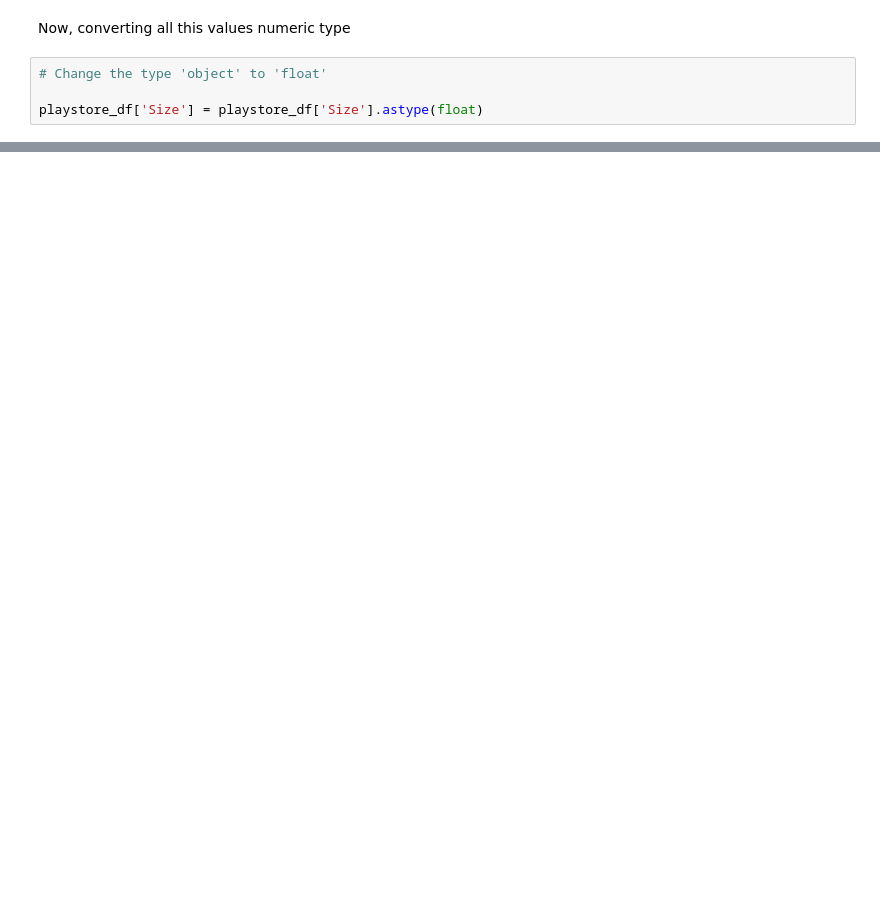
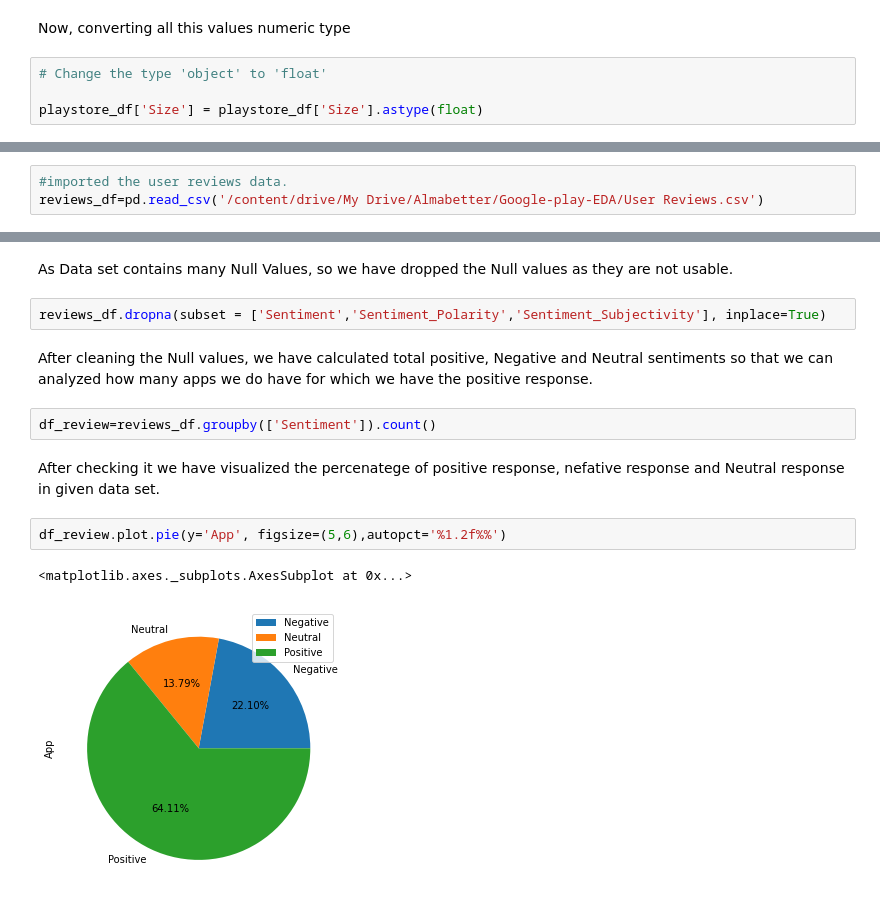
Before and after one commit to tjain858/Google-play-EDA, a Jupyter notebook: Play_Store_App_Review_Analysis_Capstone_Project.ipynb, the cells around one changed output, grey strips where cells are left out. Saved outputs shown, nothing was run; the diff lists cells and outputs as text; blank space fills up the shorter version.

```diff
--- a/Play_Store_App_Review_Analysis_Capstone_Project.ipynb
+++ b/Play_Store_App_Review_Analysis_Capstone_Project.ipynb
@@ -442,0 +475,3 @@ printinfo()
+# %%
+#imported the user reviews data.
+reviews_df=pd.read_csv('/content/drive/My Drive/Almabetter/Google-play-EDA/User Reviews.csv')
@@ -442,0 +542,15 @@ printinfo()
+# %% [markdown]
+As Data set contains many Null Values, so we have dropped the Null values as they are not usable.
+# %%
+reviews_df.dropna(subset = ['Sentiment','Sentiment_Polarity','Sentiment_Subjectivity'], inplace=True)
+# %% [markdown]
+After cleaning the Null values, we have calculated total positive, Negative and Neutral sentiments so that we can analyzed how many apps we do have for which we have the positive response.
+# %%
+df_review=reviews_df.groupby(['Sentiment']).count()
+# %% [markdown]
+After checking it we have visualized the percenatege of positive response, nefative response and Neutral response in given data set.
+# %%
+df_review.plot.pie(y='App', figsize=(5,6),autopct='%1.2f%%')
+# %% [output]
+<matplotlib.axes._subplots.AxesSubplot at 0x...>
+[figure, added]
```
Also changed, not shown: parts of 22 cells of this notebook.
